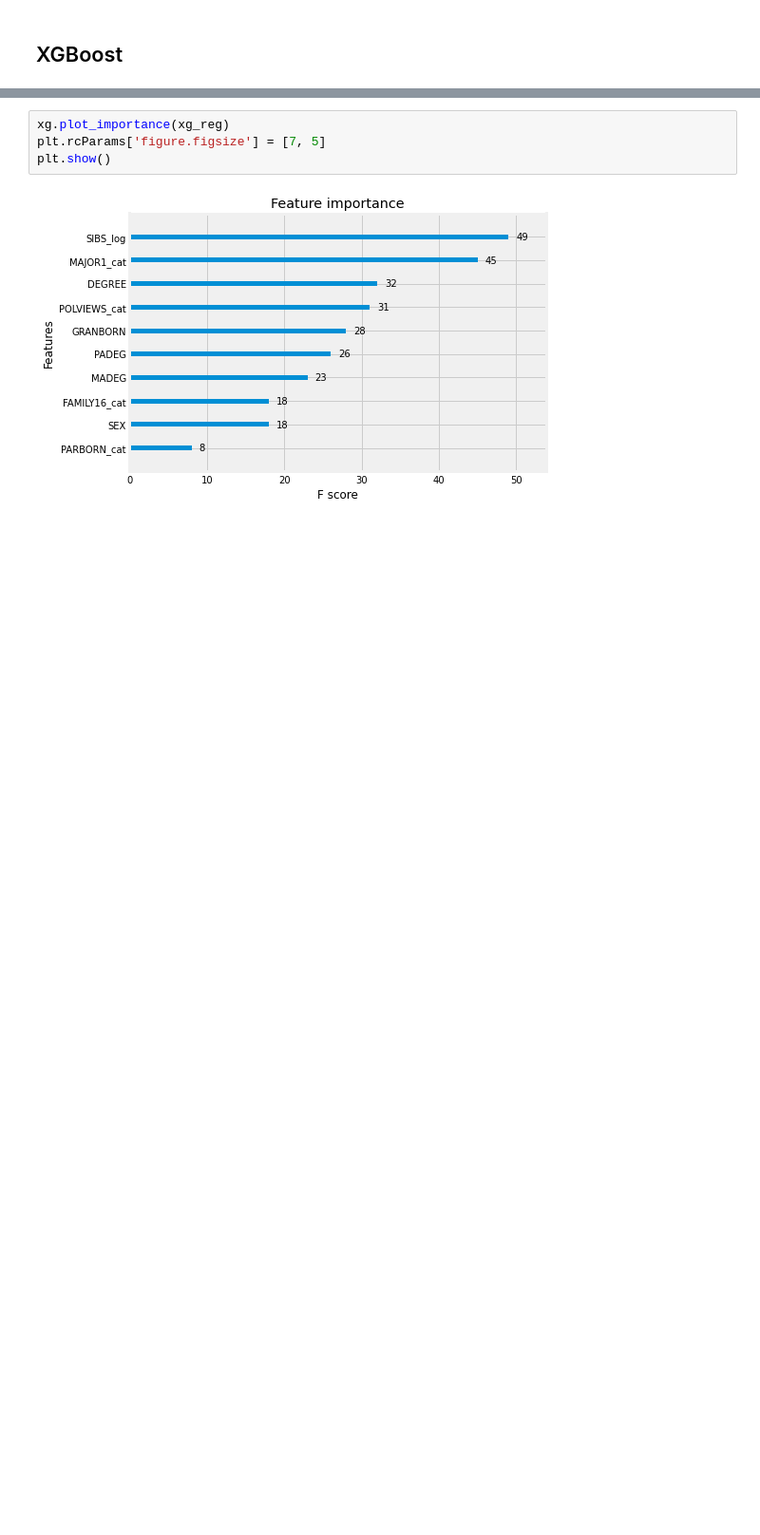
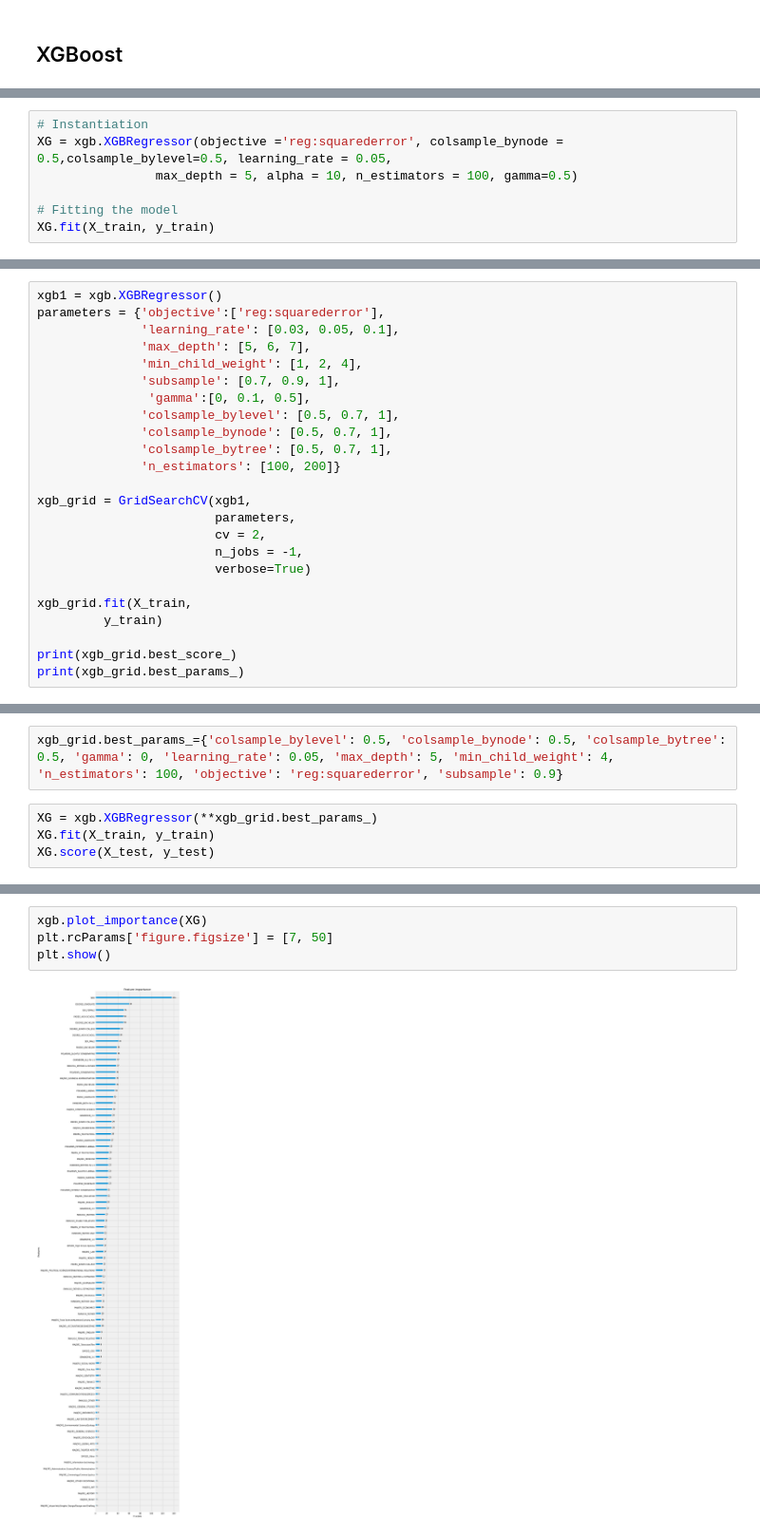
Before and after one commit to ricotomo/Citi-Tech-Hackathon, a Jupyter notebook: Model Construction.ipynb, the cells around one changed output, grey strips where cells are left out. Shown at 95% size. Saved outputs shown, nothing was run; the diff lists cells and outputs as text; blank space fills up the shorter version.

Commit message:
final model

```diff
--- a/Model Construction.ipynb
+++ b/Model Construction.ipynb
@@ -167,0 +144,7 @@ xg_reg = xg.train(params=params, dtrain=data_dmatrix, num_boost_round=10)
+# %%
+# Instantiation
+XG = xgb.XGBRegressor(objective ='reg:squarederror', colsample_bynode = 0.5,colsample_bylevel=0.5, learning_rate = 0.05,
+                max_depth = 5, alpha = 10, n_estimators = 100, gamma=0.5)
+
+# Fitting the model
+XG.fit(X_train, y_train)
@@ -167,0 +168,24 @@ xg_reg = xg.train(params=params, dtrain=data_dmatrix, num_boost_round=10)
+# %%
+xgb1 = xgb.XGBRegressor()
+parameters = {'objective':['reg:squarederror'],
+              'learning_rate': [0.03, 0.05, 0.1],
+              'max_depth': [5, 6, 7],
+              'min_child_weight': [1, 2, 4],
+              'subsample': [0.7, 0.9, 1],
+               'gamma':[0, 0.1, 0.5],
+              'colsample_bylevel': [0.5, 0.7, 1],
+              'colsample_bynode': [0.5, 0.7, 1],
+              'colsample_bytree': [0.5, 0.7, 1],
+              'n_estimators': [100, 200]}
+
+xgb_grid = GridSearchCV(xgb1,
+                        parameters,
+                        cv = 2,
+                        n_jobs = -1,
+                        verbose=True)
+
+xgb_grid.fit(X_train,
+         y_train)
+
+print(xgb_grid.best_score_)
+print(xgb_grid.best_params_)
@@ -167,0 +213,6 @@ xg_reg = xg.train(params=params, dtrain=data_dmatrix, num_boost_round=10)
+# %%
+xgb_grid.best_params_={'colsample_bylevel': 0.5, 'colsample_bynode': 0.5, 'colsample_bytree': 0.5, 'gamma': 0, 'learning_rate': 0.05, 'max_depth': 5, 'min_child_weight': 4, 'n_estimators': 100, 'objective': 'reg:squarederror', 'subsample': 0.9}
+# %%
+XG = xgb.XGBRegressor(**xgb_grid.best_params_)
+XG.fit(X_train, y_train)
+XG.score(X_test, y_test)
@@ -168,6 +221,6 @@ xg_reg = xg.train(params=params, dtrain=data_dmatrix, num_boost_round=10)
 # %%
-xg.plot_importance(xg_reg)
-plt.rcParams['figure.figsize'] = [7, 5]
+xgb.plot_importance(XG)
+plt.rcParams['figure.figsize'] = [7, 50]
 plt.show()
 # %% [output]
-[figure, old version]
+[figure, new version]
```
Also changed, not shown: parts of 36 cells of this notebook.
